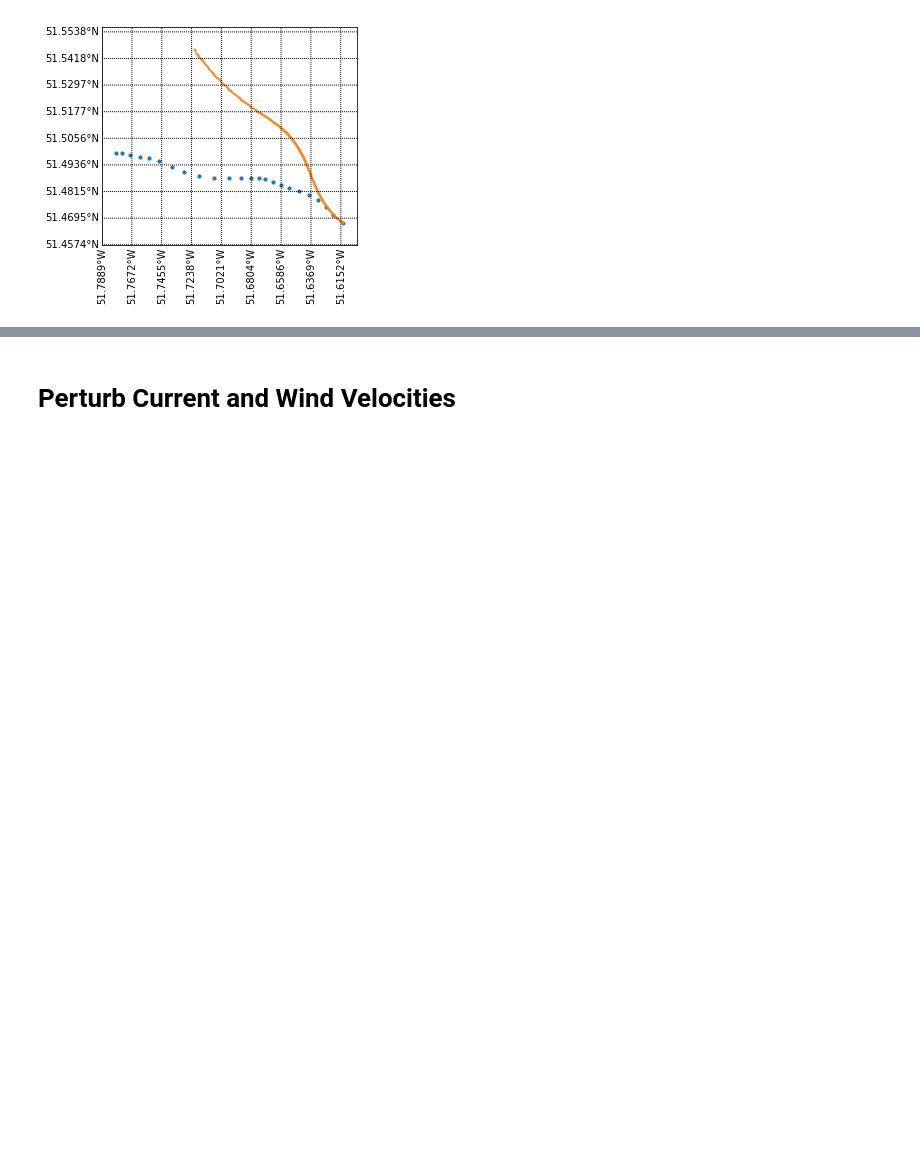
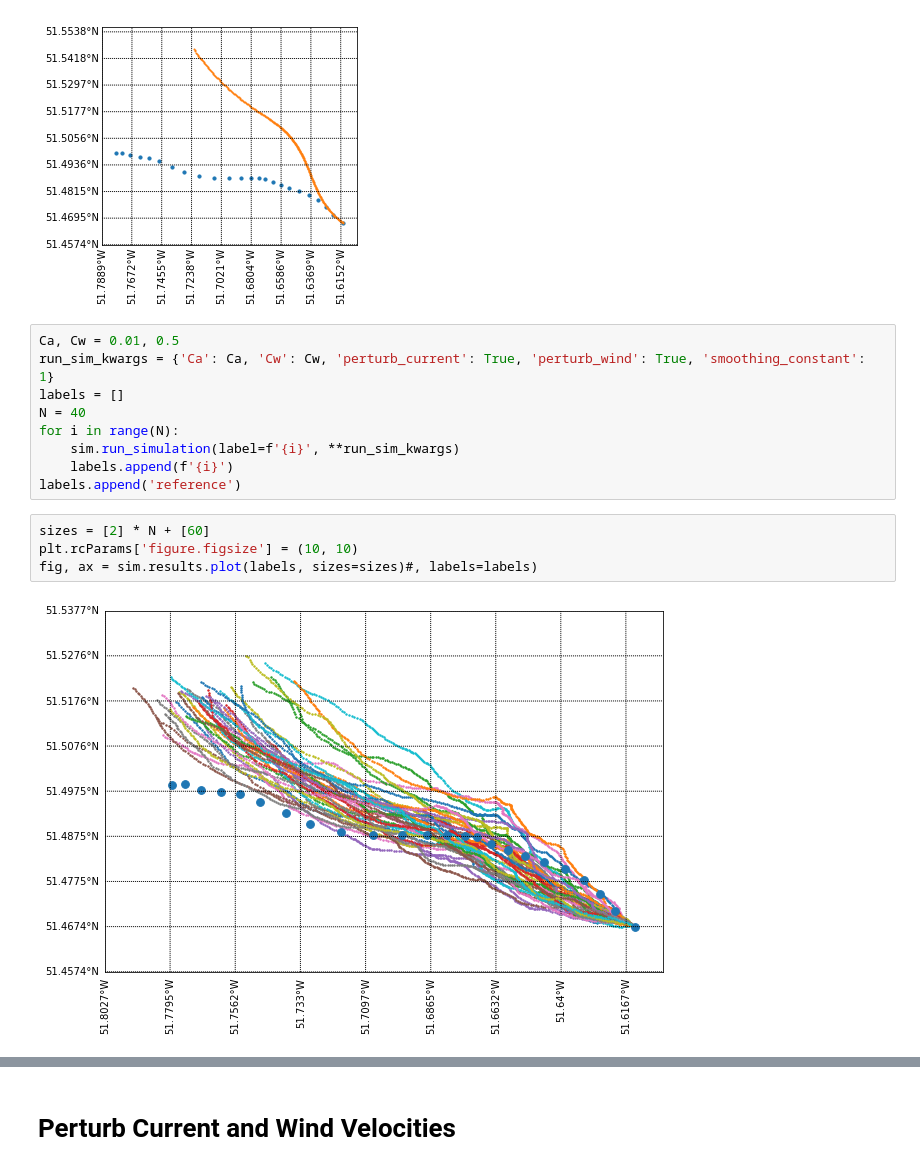
Before and after one commit to jmunroe/IceDEF, a Jupyter notebook: notebooks/ensemble.ipynb, the cells around one changed output, grey strips where cells are left out. Cells and saved outputs as stored; diff of their text form; blank space fills up the shorter version.

```diff
--- a/notebooks/ensemble.ipynb
+++ b/notebooks/ensemble.ipynb
@@ -26,3 +26,18 @@ sim.run_simulation(label='default')
 fig, ax = sim.results.plot(['reference', 'default'], sizes=[10, 1])
 # %% [output]
 [figure]
+# %%
+Ca, Cw = 0.01, 0.5
+run_sim_kwargs = {'Ca': Ca, 'Cw': Cw, 'perturb_current': True, 'perturb_wind': True, 'smoothing_constant': 1}
+labels = []
+N = 40
+for i in range(N):
+    sim.run_simulation(label=f'{i}', **run_sim_kwargs)
+    labels.append(f'{i}')
+labels.append('reference')
+# %%
+sizes = [2] * N + [60]
+plt.rcParams['figure.figsize'] = (10, 10)
+fig, ax = sim.results.plot(labels, sizes=sizes)#, labels=labels)
+# %% [output]
+[figure, added]
```
Also changed, not shown: parts of 2 cells of this notebook.
